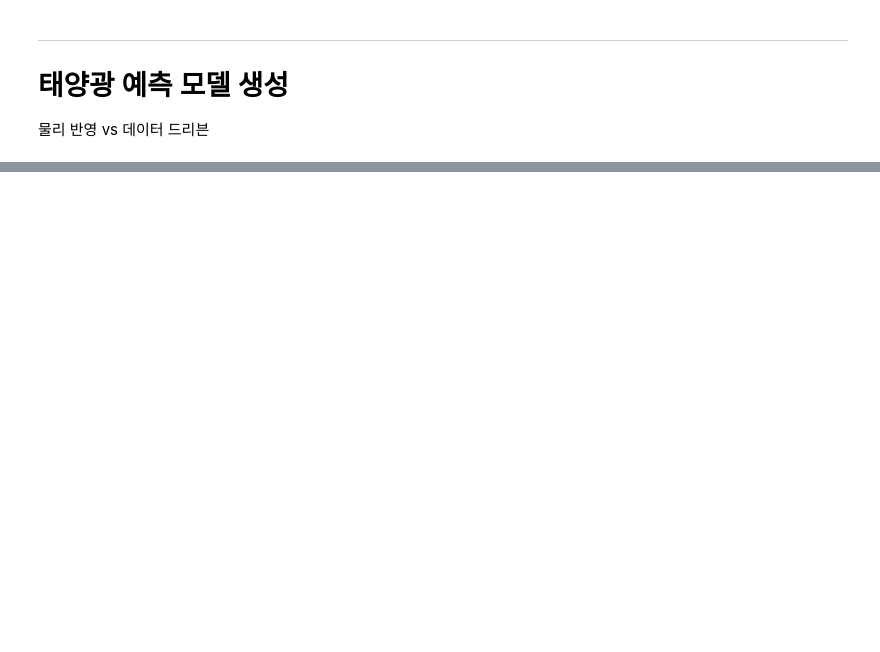
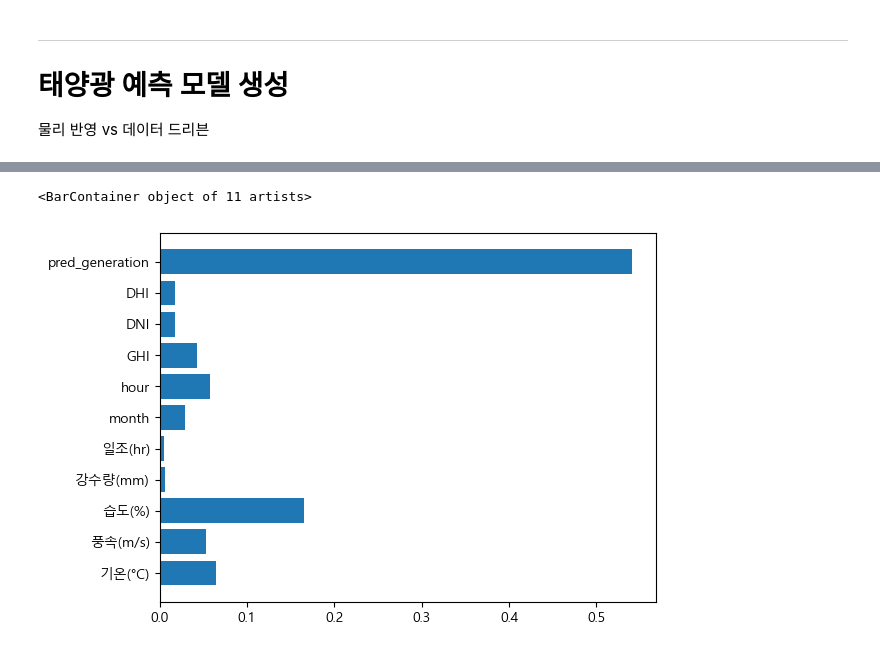
Before and after one commit to Jjineeq/Capstone_Design, a Jupyter notebook: 논문/250711_modeling.ipynb, the cells around one changed output, grey strips where cells are left out. Saved outputs shown, nothing was run; the diff lists cells and outputs as text; code cells hidden in the pictures; blank space fills up the shorter version.

```diff
--- a/논문/250711_modeling.ipynb
+++ b/논문/250711_modeling.ipynb
@@ -166,0 +267,5 @@ LGBM Physics: 0.7764610567357947
+# %%
+plt.barh(x_physics.columns, rf_model_physics.feature_importances_)
+# %% [output]
+<BarContainer object of 11 artists>
+[figure, added]
```
Also changed, not shown: parts of 19 cells of this notebook, 1 other file.
